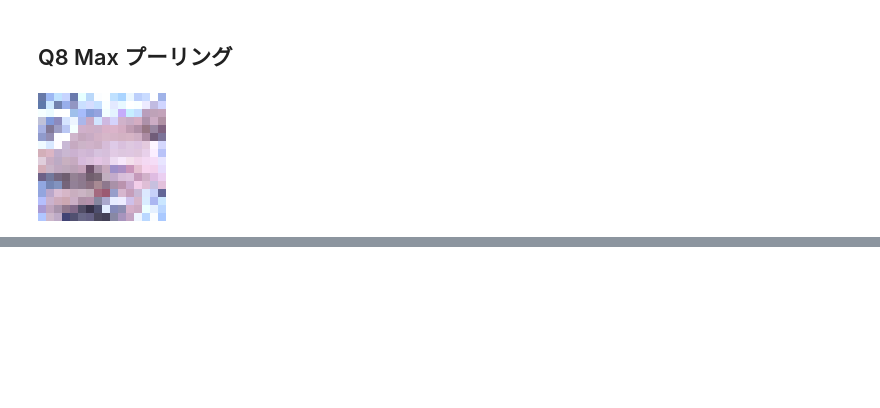
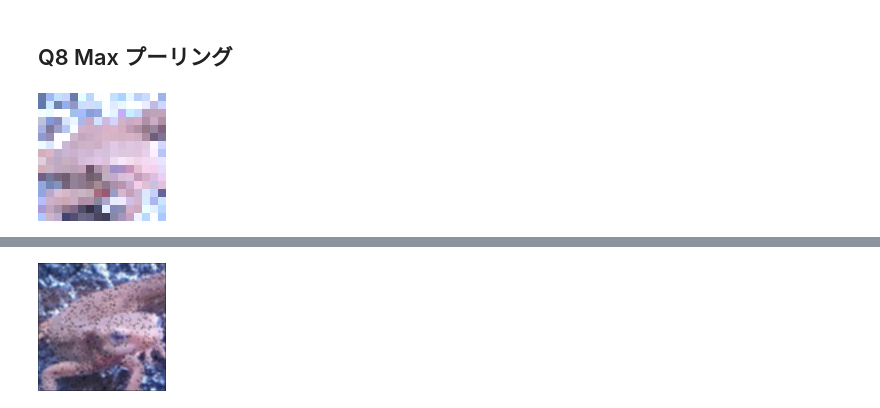
Before and after one commit to whatalnk/Gasyori100knock, a Jupyter notebook: notebooks/Question_01_10.ipynb, the cells around one changed output, grey strips where cells are left out. Drawn from its saved outputs; the diff is of its cells as text; code cells hidden in the pictures; blank space fills up the shorter version.

Commit message:
Q9 Gaussian filter

```diff
--- a/notebooks/Question_01_10.ipynb
+++ b/notebooks/Question_01_10.ipynb
@@ -410,0 +460,26 @@ cv2_imshow(out)
+# %%
+def gaussian_filter(img, size=3, sigma=1.3):
+  H, W, C = img.shape
+  pad = size // 2
+  out = np.zeros((H + pad * 2, W + pad * 2, C), dtype=np.float)
+  out[pad:pad+H, pad:pad+W] = img.copy().astype(np.float)
+  K = np.zeros((size, size), dtype=np.float)
+  for x in range(-pad, -pad + size):
+    for y in range(-pad, -pad + size):
+      K[x + pad, y + pad] = 1 / (2 * np.pi * sigma * sigma) * np.exp(-(x**2 + y**2) / (2 * sigma**2))
+  K /= K.sum()
+
+  tmp = out.copy()
+
+  for x in range(pad, pad + H):
+    for y in range(pad, pad + W):
+      for c in range(C):
+        out[x, y, c] = np.multiply(tmp[x-pad:x+pad+1, y-pad:y+pad+1, c], K).sum()
+
+  out = np.clip(out, 0, 255)
+
+  return out[pad:pad+H, pad:pad+W].astype(np.uint8)
+out = gaussian_filter(img)
+cv2_imshow(out)
+# %% [output]
+[figure, added]
```
Also changed, not shown: parts of 11 cells of this notebook.
